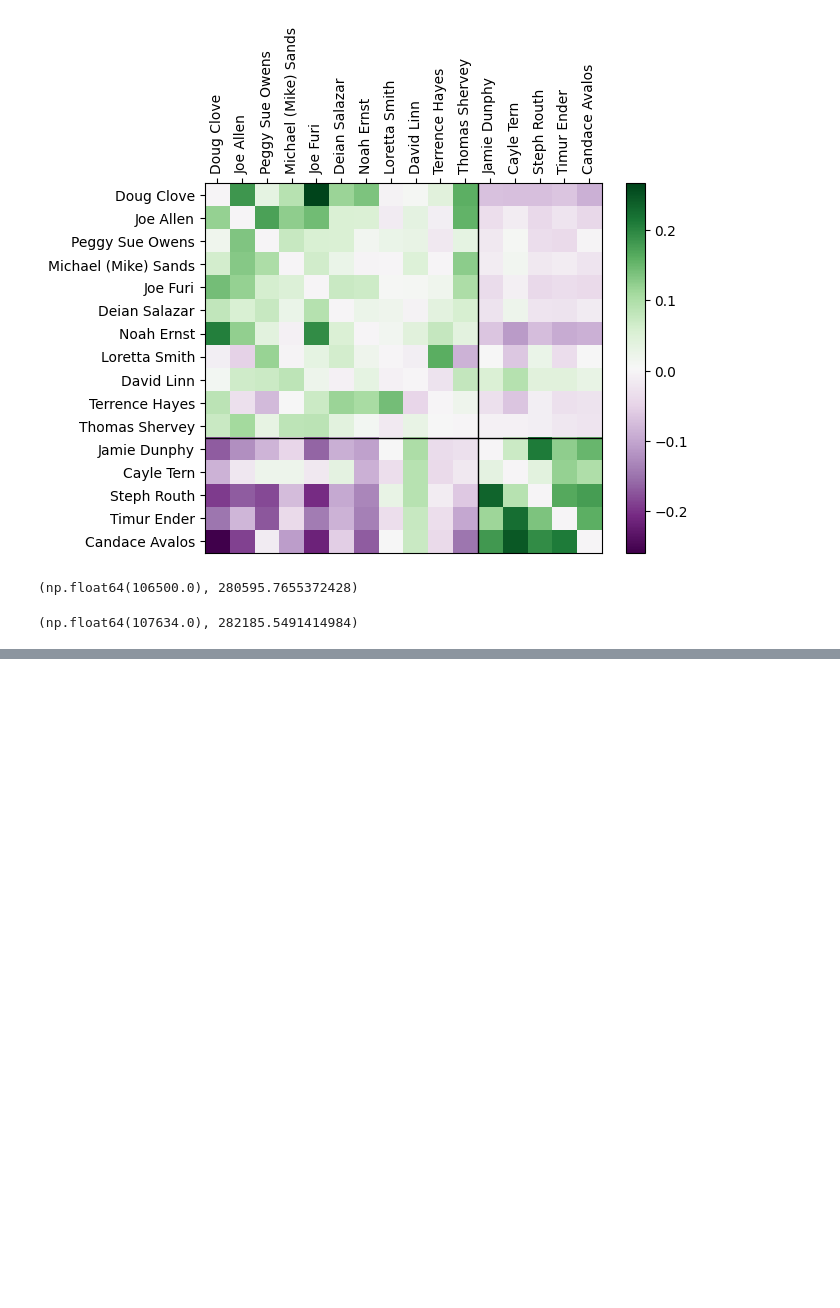
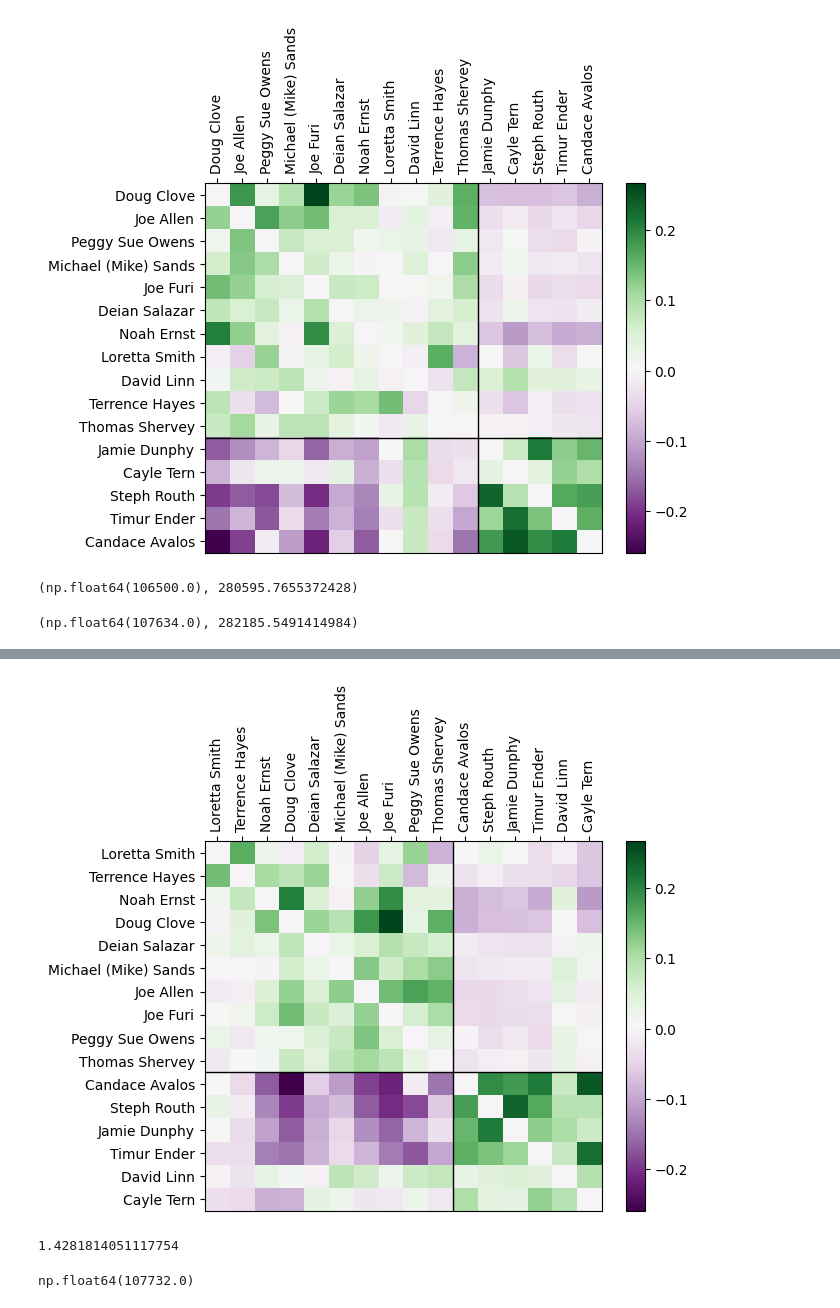
Before and after one commit to mcontrerassc/candidate_matrices, a Jupyter notebook: demo.ipynb, the cells around one changed output, grey strips where cells are left out. Cells and saved outputs as stored; diff of their text form; code cells hidden in the pictures; blank space fills up the shorter version.

Commit message:
Add louvain partition to the demo

```diff
--- a/demo.ipynb
+++ b/demo.ipynb
@@ -82,0 +86,5 @@ flip_Linn = [['Doug Clove',
+# %%
+# create a graph from boost matrix
+G = create_graph_louvain_bm(boost)
+partition_louv = louvain_partition_from_graph(G, profile)
+partition_louv
@@ -82,0 +108,8 @@ flip_Linn = [['Doug Clove',
+# %%
+viz_order(candidates, partition_louv, boost)
+first_second_score(profile, partition_louv)
+cut_score(profile, partition_louv)
+# %% [output]
+[figure, added]
+1.4281814051117754
+np.float64(107732.0)
```
Also changed, not shown: parts of 4 cells of this notebook.
